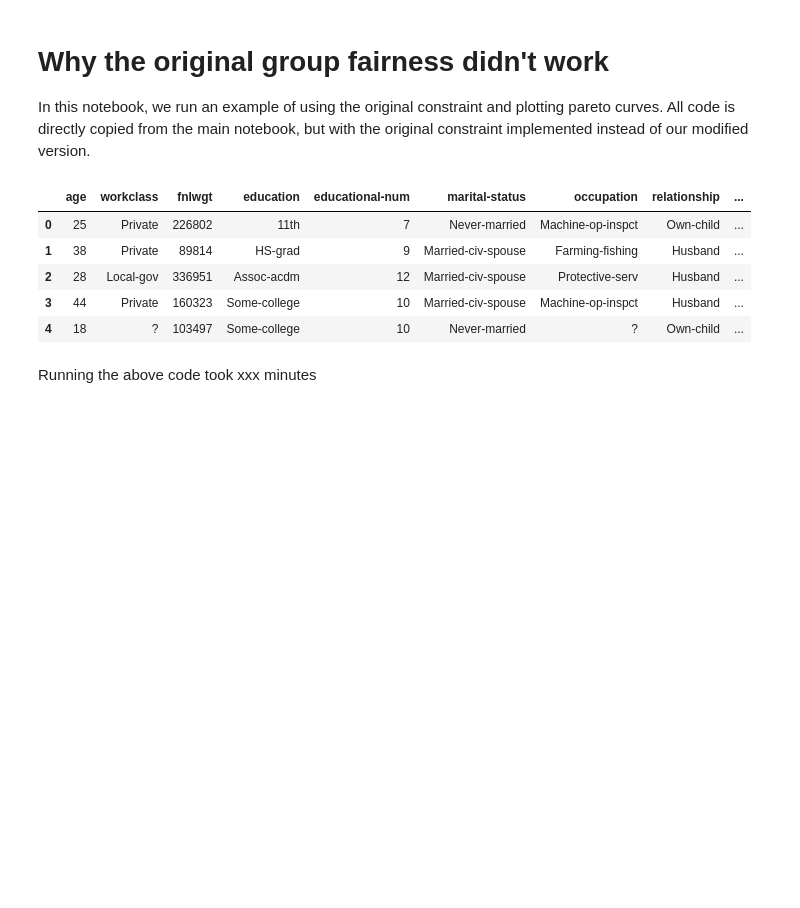
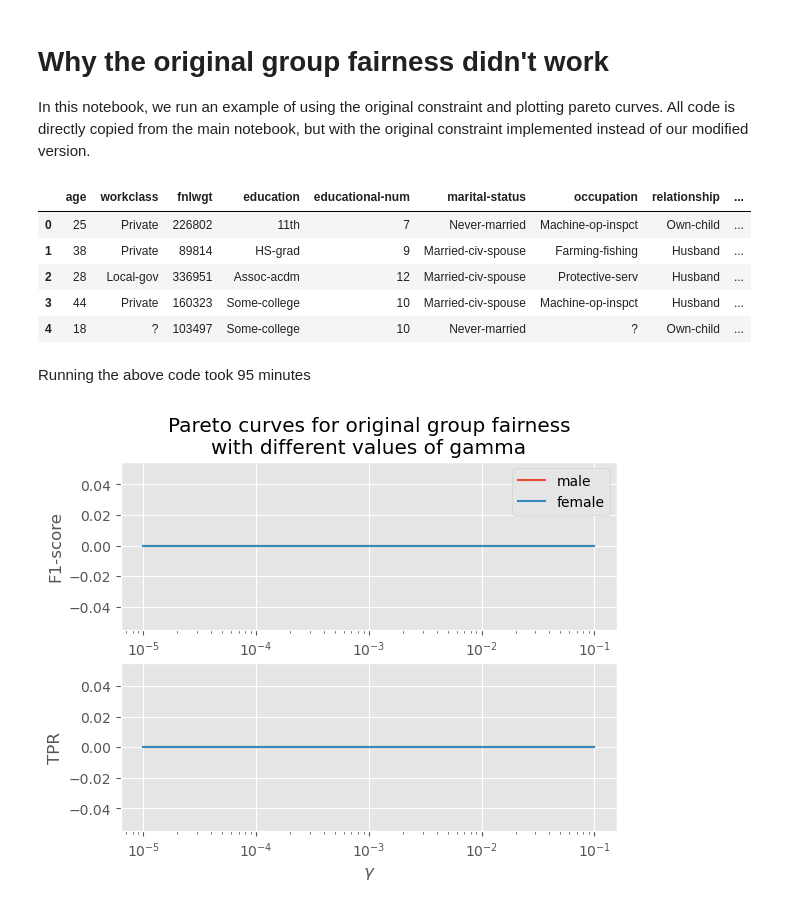
Before and after one commit to Marcus-Friis/afae-exam, a Jupyter notebook: notebooks/true_constraint.ipynb, the cells around one changed output. Saved outputs shown, nothing was run; the diff lists cells and outputs as text; code cells hidden in the pictures; blank space fills up the shorter version.

```diff
--- a/notebooks/true_constraint.ipynb
+++ b/notebooks/true_constraint.ipynb
@@ -226,7 +224,7 @@ for gamma in gammaspace:
 
     trackers.append(tracker_fair)
 # %% [markdown]
-Running the above code took xxx minutes
+Running the above code took 95 minutes
 # %%
 male_perf = np.array([t['male'].get_mean_performance()['f1-score'][0] for t in trackers])
 female_perf = np.array([t['female'].get_mean_performance()['f1-score'][0] for t in trackers])
@@ -235,31 +233,35 @@ male_unc = np.array([t['male'].get_mean_performance()['f1-score'][1] for t in tr
 female_unc = np.array([t['female'].get_mean_performance()['f1-score'][1] for t in trackers])
 
 tpr_g1 = np.array([t.get_mean_fairness()['TPR G1'][0] for t in trackers])
 tpr_g2 = np.array([t.get_mean_fairness()['TPR G2'][0] for t in trackers])
 tpr_g1_unc = np.array([t.get_mean_fairness()['TPR G1'][1] for t in trackers])
 tpr_g2_unc = np.array([t.get_mean_fairness()['TPR G2'][1] for t in trackers])
 
 fig, (ax1, ax2) = plt.subplots(2)
 ax1.plot(gammaspace, male_perf, label='male')
 ax1.plot(gammaspace, female_perf, label='female')
 
 ax1.fill_between(gammaspace, male_perf + male_unc, male_perf - male_unc, alpha=0.2)
 ax1.fill_between(gammaspace, female_perf + female_unc, female_perf - female_unc, alpha=0.2)
 
 ax1.set_xscale('log')
 
 ax1.set_ylabel('F1-score')
 
 ax1.legend()
 
-ax1.set_title('Pareto curves for different values of gamma')
+ax1.set_title('Pareto curves for original group fairness\nwith different values of gamma')
 
 ax2.plot(gammaspace, tpr_g1, label='TPR G1')
 ax2.plot(gammaspace, tpr_g2, label='TPR G2')
 
 ax2.fill_between(gammaspace, tpr_g1 + tpr_g1_unc, tpr_g1 - tpr_g1_unc, alpha=0.2)
 ax2.fill_between(gammaspace, tpr_g2 + tpr_g2_unc, tpr_g2 - tpr_g2_unc, alpha=0.2)
 
 ax2.set_xscale('log')
 ax2.set_xlabel('$\gamma$')
 ax2.set_ylabel('TPR')
+
+fig.savefig('../reports/figs/original_group_fairness.svg')
+# %% [output]
+[figure, added]
```
Also changed, not shown: parts of 1 cell of this notebook.
